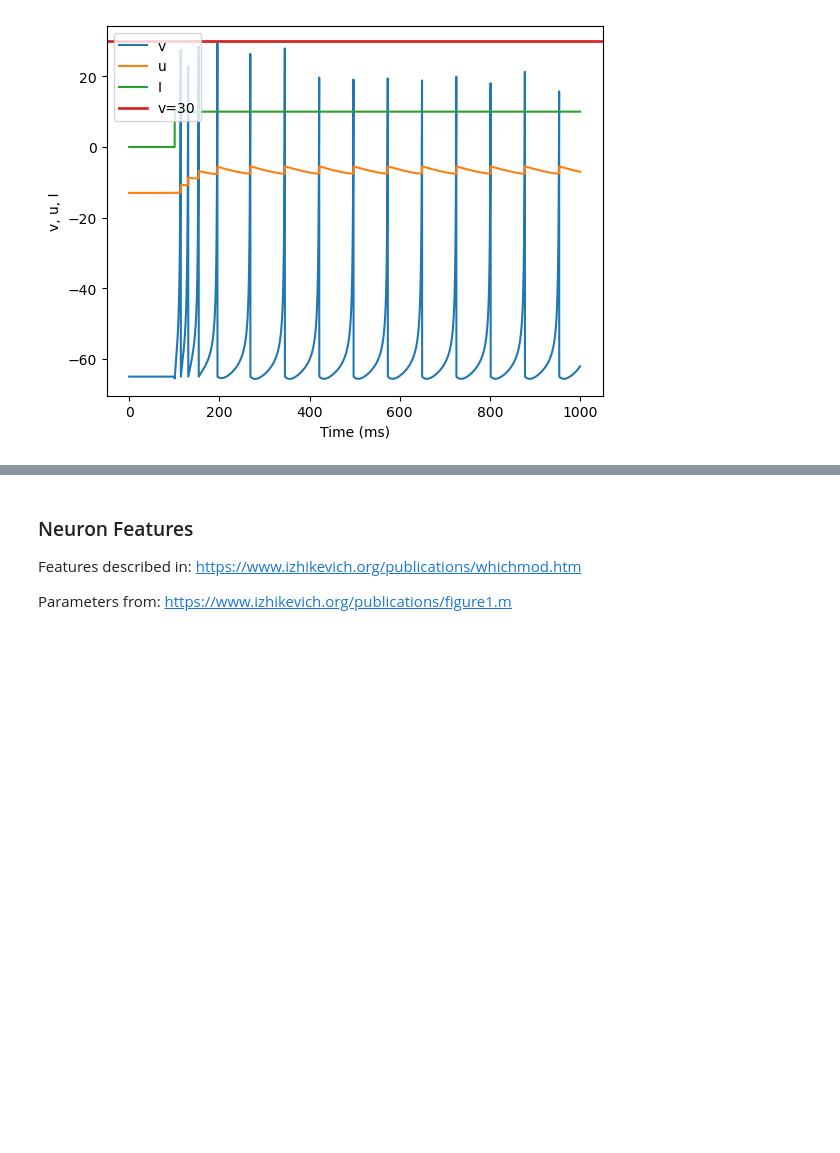
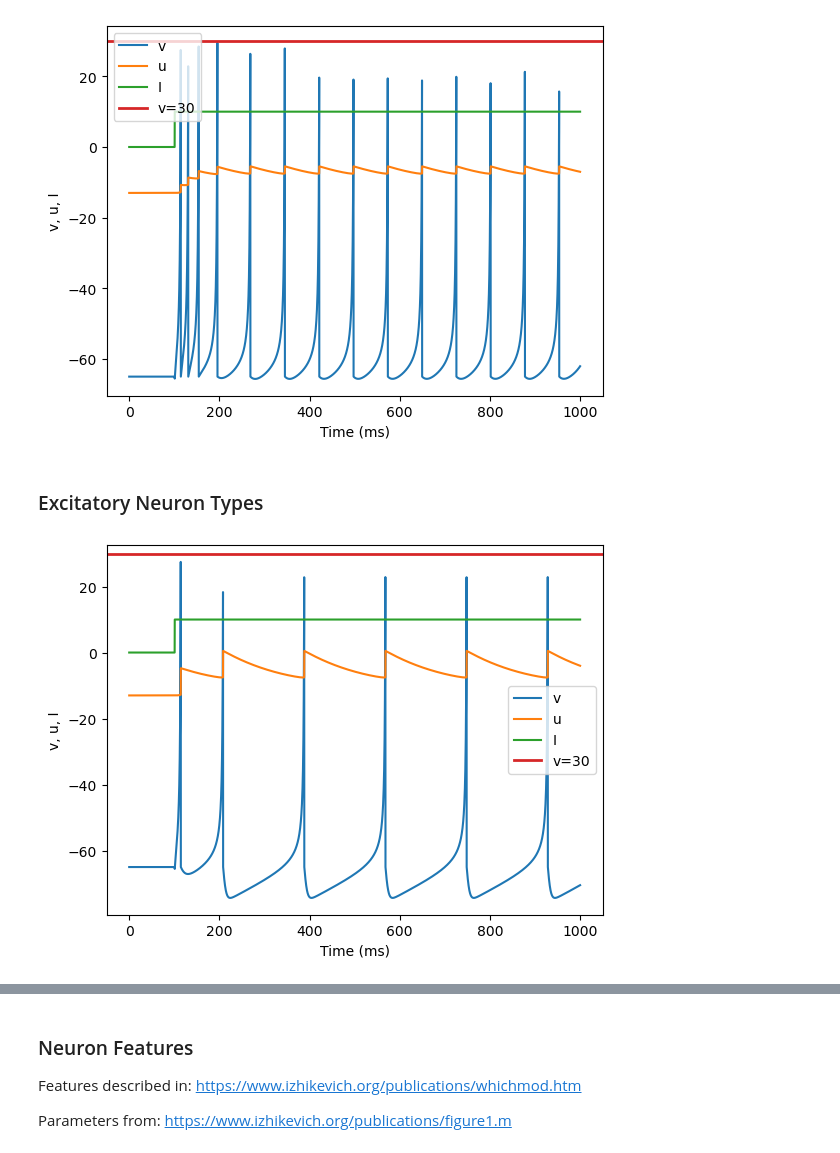
Before and after one commit to y-ng/SYDE-552, a Jupyter notebook: main.ipynb, the cells around one changed output, grey strips where cells are left out. Cells and saved outputs as stored; diff of their text form; code cells hidden in the pictures; blank space fills up the shorter version.

```diff
--- a/main.ipynb
+++ b/main.ipynb
@@ -100,3 +76,10 @@ interactive(children=(FloatSlider(value=0.02, continuous_update=False, descripti
 model()
 # %% [output]
 [figure]
+# %% [markdown]
+### Excitatory Neuron Types
+# %%
+# regular spiking (RS)
+model(d=8)
+# %% [output]
+[figure, added]
```
Also changed, not shown: parts of 9 cells of this notebook.
